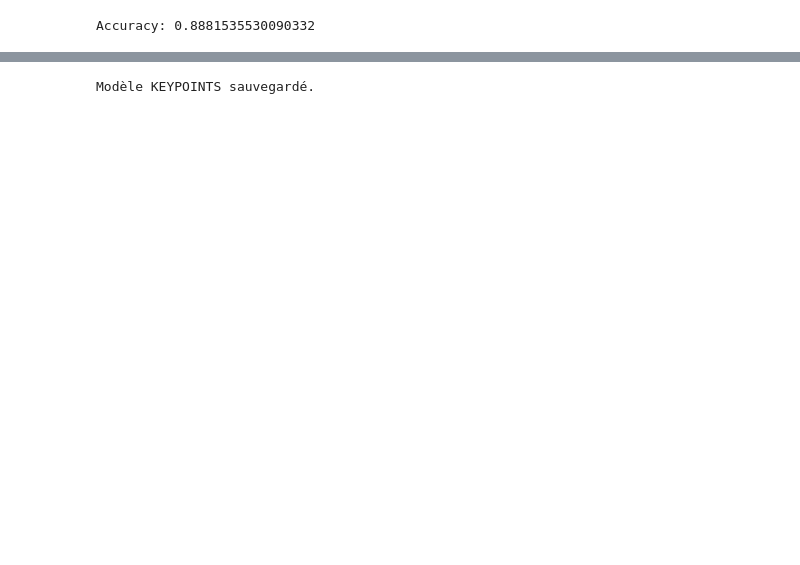
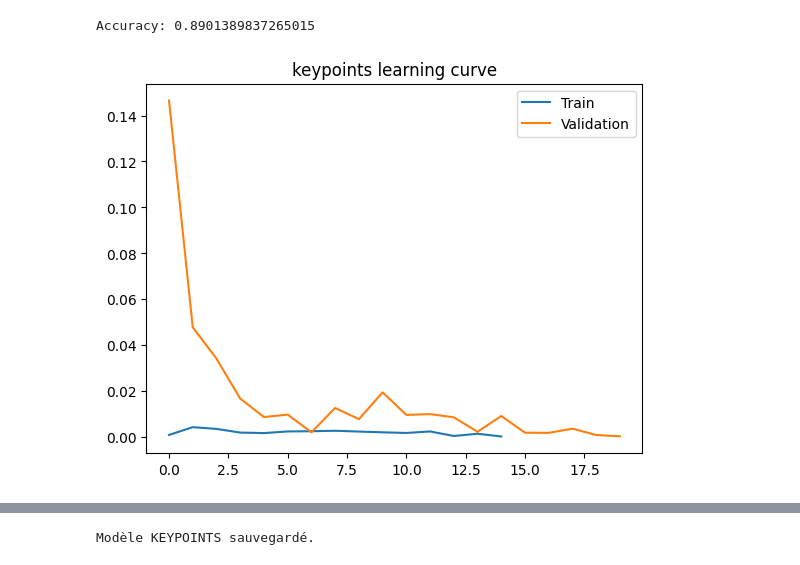
Before and after one commit to Viet-Hoang-Cao/Projet_annuel_Sport_AI, a Jupyter notebook: core/squat_model/train_mlp_squat_key.ipynb, the cells around one changed output, grey strips where cells are left out. Saved outputs shown, nothing was run; the diff lists cells and outputs as text; code cells hidden in the pictures; blank space fills up the shorter version.

```diff
--- a/core/squat_model/train_mlp_squat_key.ipynb
+++ b/core/squat_model/train_mlp_squat_key.ipynb
@@ -15,8 +16,19 @@ import pickle
 train_df = pd.read_csv(r"C:\Users\caovi\OneDrive\Desktop\projet annuel\core\squat_model/data\squat_train_keypoints.csv")
 test_df  = pd.read_csv(r"C:\Users\caovi\OneDrive\Desktop\projet annuel\core\squat_model/data\squat_test_keypoints.csv")
 
+train_df, val_df = train_test_split(
+    train_df,
+    test_size=0.15,
+    stratify=train_df["label"],
+    random_state=42
+)
+
+
 X_train = train_df.drop("label", axis=1).values.astype(np.float32)
 y_train = train_df["label"].values.astype(np.float32)
+
+X_val = val_df.drop("label", axis=1).values.astype(np.float32)
+y_val = val_df["label"].values.astype(np.float32)
 
 X_test = test_df.drop("label", axis=1).values.astype(np.float32)
 y_test = test_df["label"].values.astype(np.float32)
@@ -24,20 +36,25 @@ y_test = test_df["label"].values.astype(np.float32)
 # Fit scaler ONLY on TRAIN
 scaler = StandardScaler()
 X_train = scaler.fit_transform(X_train)
+X_val   = scaler.transform(X_val)
 X_test  = scaler.transform(X_test)
 
 # Save scaler for live
-with open(r"C:\Users\caovi\OneDrive\Desktop\projet annuel\core\squat_model\model\scaler_keypoints.pkl", "wb") as f:
+with open(r"C:\Users\caovi\OneDrive\Desktop\projet annuel\core\squat_model\model\scaler_keypoints_squat.pkl", "wb") as f:
     pickle.dump(scaler, f)
 
 # Torch tensors
-X_train = torch.tensor(X_train)
-y_train = torch.tensor(y_train)
+X_train = torch.tensor(X_train, dtype=torch.float32)
+y_train = torch.tensor(y_train, dtype=torch.float32)
 
-X_test = torch.tensor(X_test)
-y_test = torch.tensor(y_test)
+X_val = torch.tensor(X_val, dtype=torch.float32)
+y_val = torch.tensor(y_val, dtype=torch.float32)
+
+X_test = torch.tensor(X_test, dtype=torch.float32)
+y_test = torch.tensor(y_test, dtype=torch.float32)
 
 train_loader = DataLoader(TensorDataset(X_train, y_train), batch_size=32, shuffle=True)
+val_loader = DataLoader(TensorDataset(X_val, y_val), batch_size=32)
 test_loader  = DataLoader(TensorDataset(X_test, y_test), batch_size=32)
 
 # SANITY CHECK
@@ -77,6 +94,8 @@ loss_fn = nn.BCEWithLogitsLoss()
 optimizer = torch.optim.Adam(model.parameters(), lr=1e-3)
 # %%
 EPOCHS = 20
+
+train_losses, val_losses = [], []
 
 for epoch in range(EPOCHS):
 
@@ -92,6 +111,15 @@ for epoch in range(EPOCHS):
         optimizer.step()
 
         total_loss += loss.item()
+    model.eval()
+    val_loss = 0
+    with torch.no_grad():
+        for xb, yb in val_loader:
+            pred = model(xb).squeeze()
+            val_loss += loss_fn(pred, yb).item()
 
-    print(f"Epoch {epoch+1}/{EPOCHS} - Loss: {total_loss/len(train_loader):.4f}")
+    train_losses.append(total_loss/len(train_loader))
+    val_losses.append(val_loss/len(val_loader))
+
+    print(f"{epoch+1}: train={train_losses[-1]:.4f} | val={val_losses[-1]:.4f}")
 # %% [output]
@@ -125,7 +153,15 @@ with torch.no_grad():
 accuracy = (preds == y_test).float().mean()
 print("Accuracy:", accuracy.item())
 # %% [output]
-Accuracy: 0.8881535530090332
+Accuracy: 0.8901389837265015
+# %%
+plt.plot(train_losses)
+plt.plot(val_losses)
+plt.legend(["Train","Validation"])
+plt.title("keypoints learning curve")
+plt.show()
+# %% [output]
+[figure, added]
 # %%
 EPOCHS = 15
 train_losses = []
```
Also changed, not shown: parts of 5 cells of this notebook, 27 other files.
